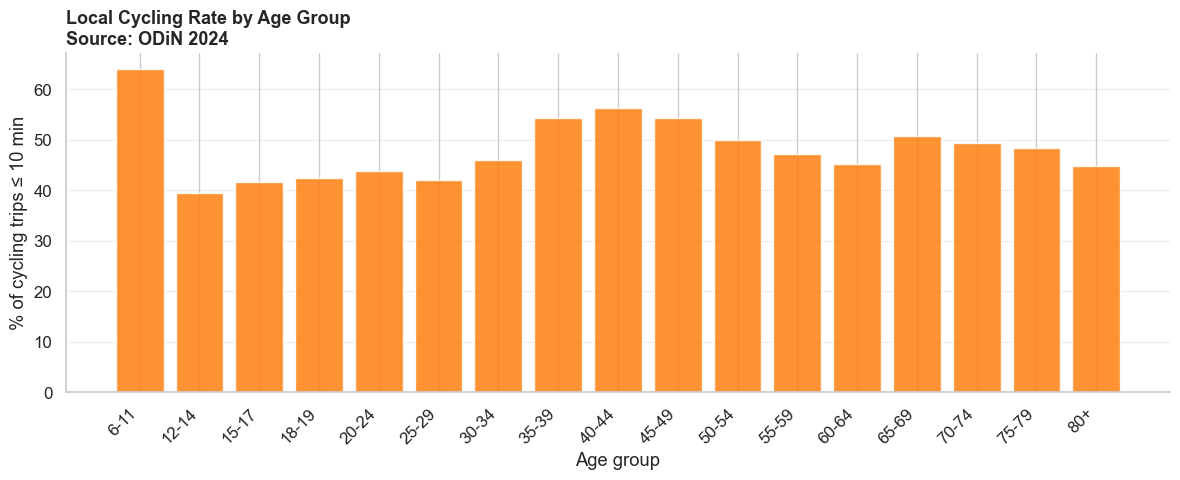
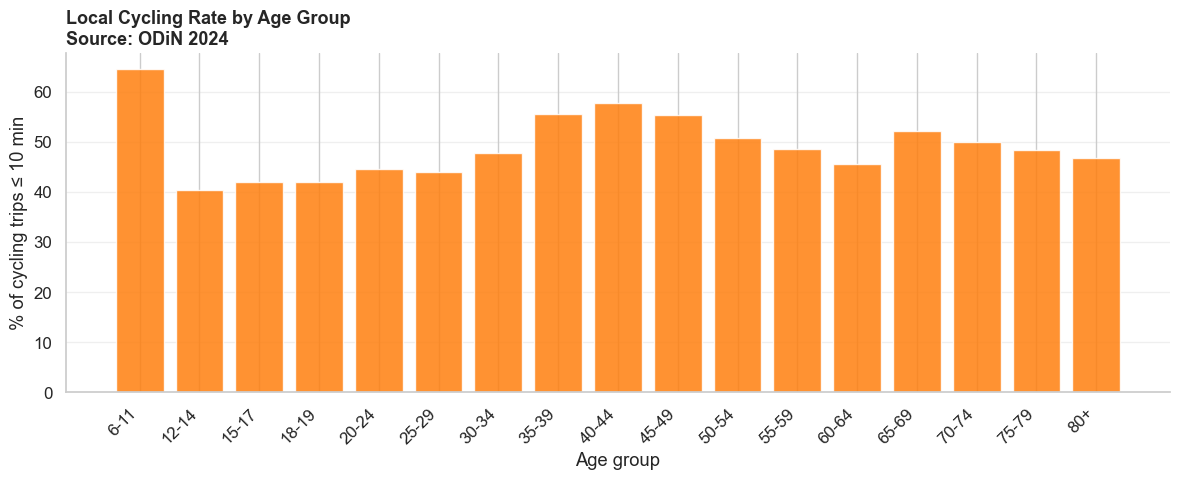
Unified diff of the notebook cell whose output changed from the first chart to the second:
--- before
+++ after
@@ -3,5 +3,5 @@
 age_local = (df[df['is_bike'] & df['age_group'].notna()]
     .groupby('age_group', observed=True)
-    .apply(lambda g: g['within10min'].mean() * 100)
+    .apply(lambda g: np.average(g['within10min'], weights=g['wV']) * 100)
     .reindex(age_order_full))
 
@@ -17,2 +17,3 @@
 plt.tight_layout()
 plt.savefig('fig11_local_cycling_age.png', dpi=150)
+plt.show()

Commit: added factorV weighting to most figs